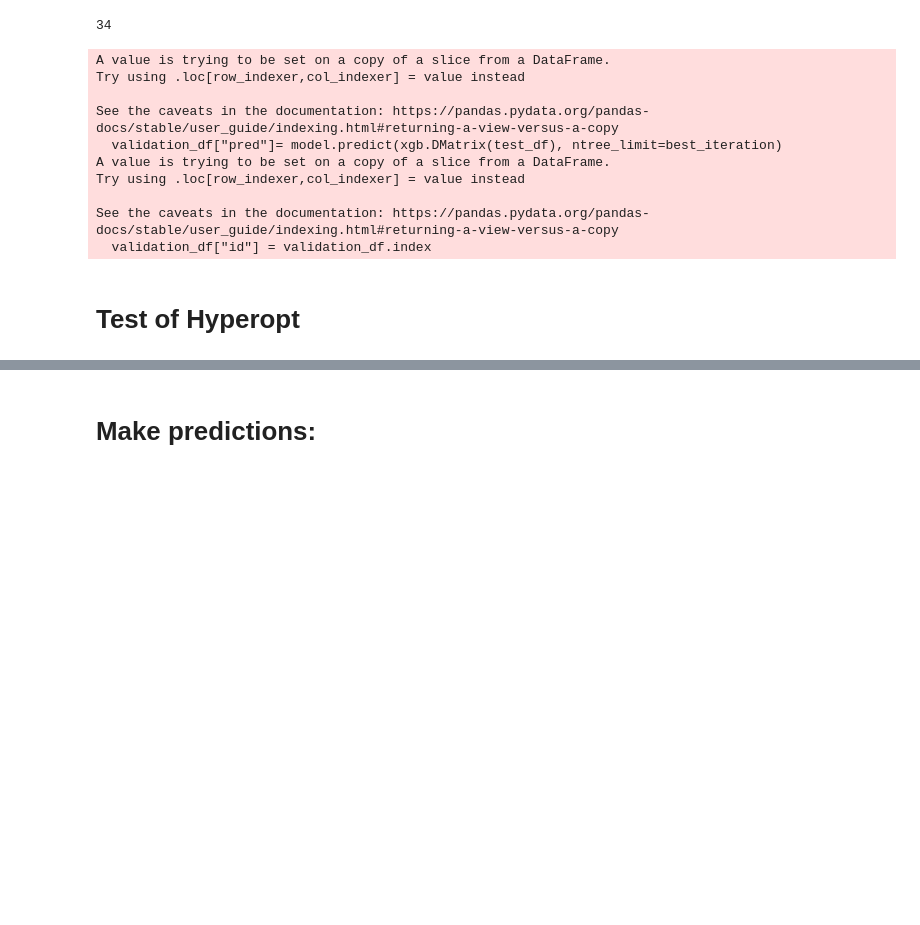
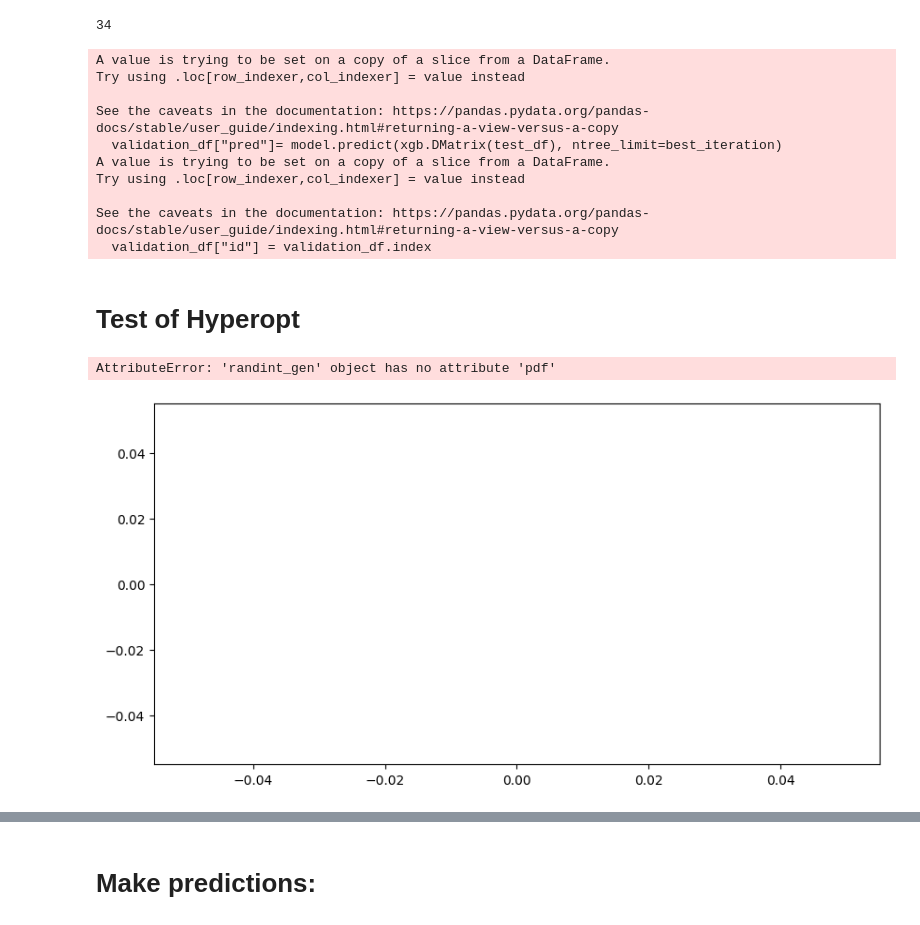
Before and after one commit to tomdgr/Kaggle, a Jupyter notebook: tps_2022_nov/eda.ipynb, the cells around one changed output, grey strips where cells are left out. Drawn from its saved outputs; the diff is of its cells as text; code cells hidden in the pictures; blank space fills up the shorter version.

```diff
--- a/tps_2022_nov/eda.ipynb
+++ b/tps_2022_nov/eda.ipynb
@@ -78,9 +208,15 @@ traintest_df = pd.concat([traintest_df, train_labels["label"]], axis=1)
 # %% [markdown]
 # Do the model training:
 # %%
-# define the input model data and amek a train test split
+# define the input model data from the preprocessing:
+# Current dataset verisons:
+traintest_df_subset0 = traintest_df
+traintest_df_subset1 = principalDf
+traintest_df_subset2 = traintest_df_500
 
-X, y  = traintest_df.drop("label", axis=1), traintest_df["label"]
+#------------------------------------------------------------------------------------------------
+#
+X, y  = traintest_df_subset2.drop("label", axis=1), traintest_df_subset2["label"]
 
 X_train, X_test, y_train, y_test = train_test_split(X, y, test_size=0.2, random_state=42)
 # %%
@@ -115,9 +297,9 @@ print(y_test.shape)
 watchlist = [(dtrain, 'train'), (dtest, 'test')]
 
 mlflow.set_tracking_uri("http://localhost:5000")
-
+mlflow.set_experiment("subset_models")
 with mlflow.start_run():
     evals_result = {}
-    model = xgb.train(params, dtrain, num_boost_round=1000, evals=watchlist,evals_result = evals_result, verbose_eval=5, early_stopping_rounds=50)
+    model = xgb.train(params_from_hyperopt, dtrain, num_boost_round=1000, evals=watchlist,evals_result = evals_result, verbose_eval=5, early_stopping_rounds=50)
     y_pred = model.predict(dtest)
 # %% [output]
@@ -192,7 +372,7 @@ search_space = {
     "min_child_weight": hp.loguniform(
         "min_child_weight", -1, 3
     ),  # minimum sum of weights of all observations required in child.
-    "max_depth": scope.int(hp.quniform("max_depth", 4, 50, 1)),
+    "max_depth": scope.int(hp.quniform("max_depth", 4, 20, 1)),
     "subsample": hp.loguniform(
         "subsample", -0.91, 0
     ),  # fraction of observations to be randomly samples for each tree.
@@ -222,33 +402,55 @@ def objective(search_space):
     dtrain = xgb.DMatrix(X_train.copy(), label=y_train)
     dtest = xgb.DMatrix(X_test.copy(), label=y_test)
 
     watchlist = [(dtrain, 'train'), (dtest, 'test')]
     verbose_eval = 50
     with mlflow.start_run(nested=True):
         search_space["eval_metric"] = ["error", "auc", "logloss"]
         num_round = 1000
         evals_result = {}
         num_features = 80
         bst = xgb.train(
             search_space,
             dtrain,
             num_round,
             evals=watchlist,
             evals_result=evals_result,
             early_stopping_rounds=50,
             verbose_eval=verbose_eval,
         )
         print(f"Stopping after {len(evals_result['train']['error'])} rounds")
 
 
         min_logloss_error= np.min(evals_result["test"]["logloss"])
         mlflow.xgboost.log_model(bst, artifact_path="model")
 
+        #use cross validation to get the best iteration:
+        # cv_results = xgb.cv(
+        #    search_space,
+        #   dtrain,
+        #   num_boost_round=num_round,
+        #  nfold=5,
+        # early_stopping_rounds=50,
+        # verbose_eval=verbose_eval,
+        # show_stdv=False,
+        # )
+        # print(cv_results)
+        # min_logloss_error = cv_results["test-logloss-mean"].min()
+        # print(f"Best logloss: {min_logloss_error}")
+        # best_iteration = cv_results["test-logloss-mean"].idxmin()
+        # print(f"Best iteration: {best_iteration}")
+        # mlflow.log_metric("best_iteration", best_iteration)
+        # mlflow.log_metric("best_logloss", min_logloss_error)
+        #
+
         return {
             "status": STATUS_OK,
             "loss": min_logloss_error,
             "booster": bst.attributes(),
         }
+# %% [output]
+AttributeError: 'randint_gen' object has no attribute 'pdf'
+[figure, added]
 # %%
 #
 mlflow.set_tracking_uri("http://localhost:5000")
```
Also changed, not shown: parts of 23 cells of this notebook, 1 other file.
